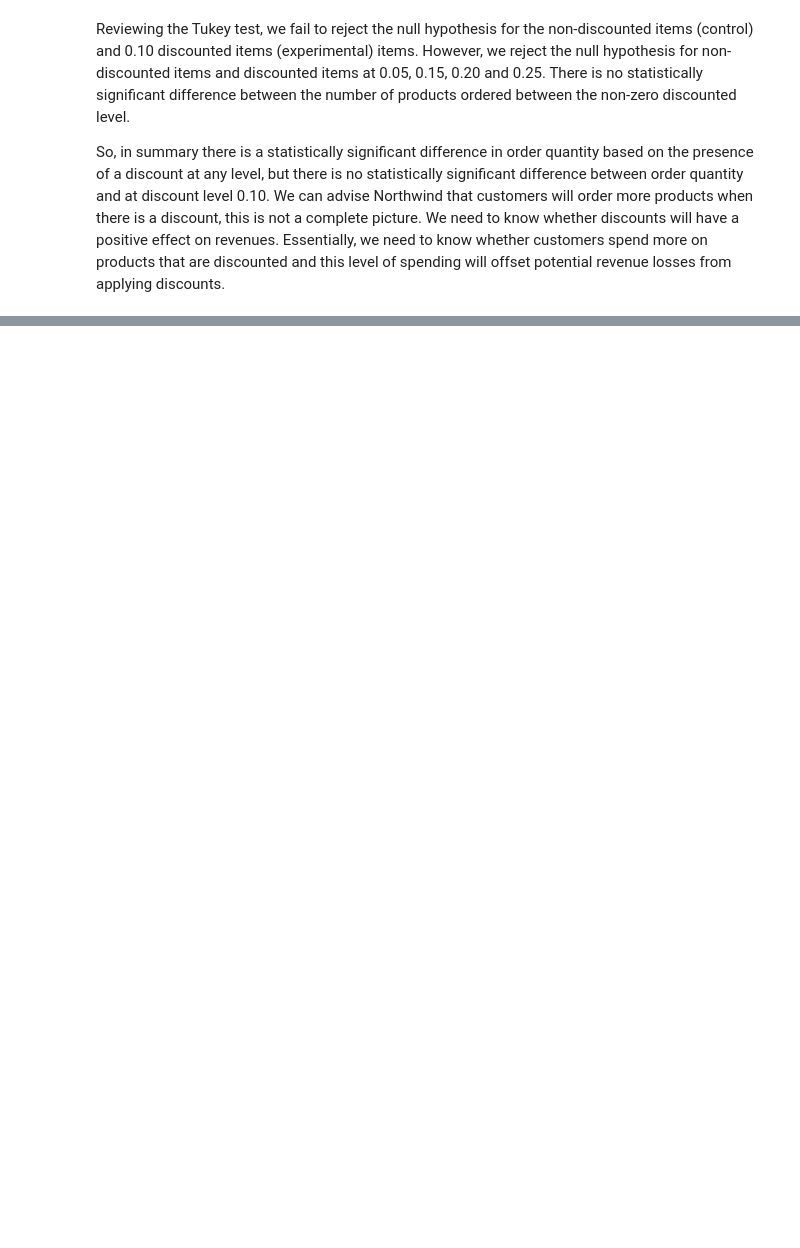
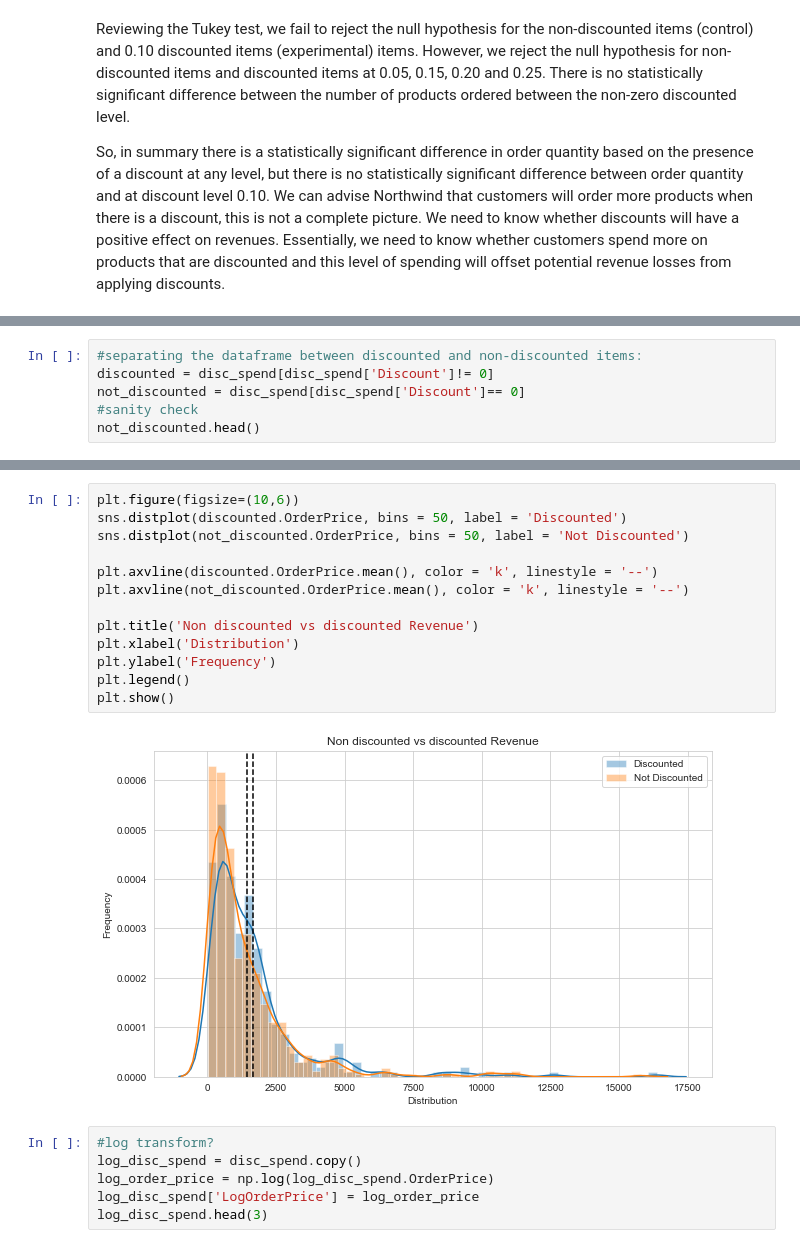
Before and after one commit to callRoko/Northwind_Project, a Jupyter notebook: index.ipynb, the cells around one changed output, grey strips where cells are left out. Drawn from its saved outputs; the diff is of its cells as text; blank space fills up the shorter version.

```diff
--- a/index.ipynb
+++ b/index.ipynb
@@ -1296,0 +446,6 @@ Warnings:
+# %%
+#separating the dataframe between discounted and non-discounted items:
+discounted = disc_spend[disc_spend['Discount']!= 0]
+not_discounted = disc_spend[disc_spend['Discount']== 0]
+#sanity check
+not_discounted.head()
@@ -1296,0 +459,21 @@ Warnings:
+# %%
+plt.figure(figsize=(10,6))
+sns.distplot(discounted.OrderPrice, bins = 50, label = 'Discounted')
+sns.distplot(not_discounted.OrderPrice, bins = 50, label = 'Not Discounted')
+
+plt.axvline(discounted.OrderPrice.mean(), color = 'k', linestyle = '--')
+plt.axvline(not_discounted.OrderPrice.mean(), color = 'k', linestyle = '--')
+
+plt.title('Non discounted vs discounted Revenue')
+plt.xlabel('Distribution')
+plt.ylabel('Frequency')
+plt.legend()
+plt.show()
+# %% [output]
+[figure, added]
+# %%
+#log transform?
+log_disc_spend = disc_spend.copy()
+log_order_price = np.log(log_disc_spend.OrderPrice)
+log_disc_spend['LogOrderPrice'] = log_order_price
+log_disc_spend.head(3)
```
Also changed, not shown: parts of 269 cells of this notebook.
